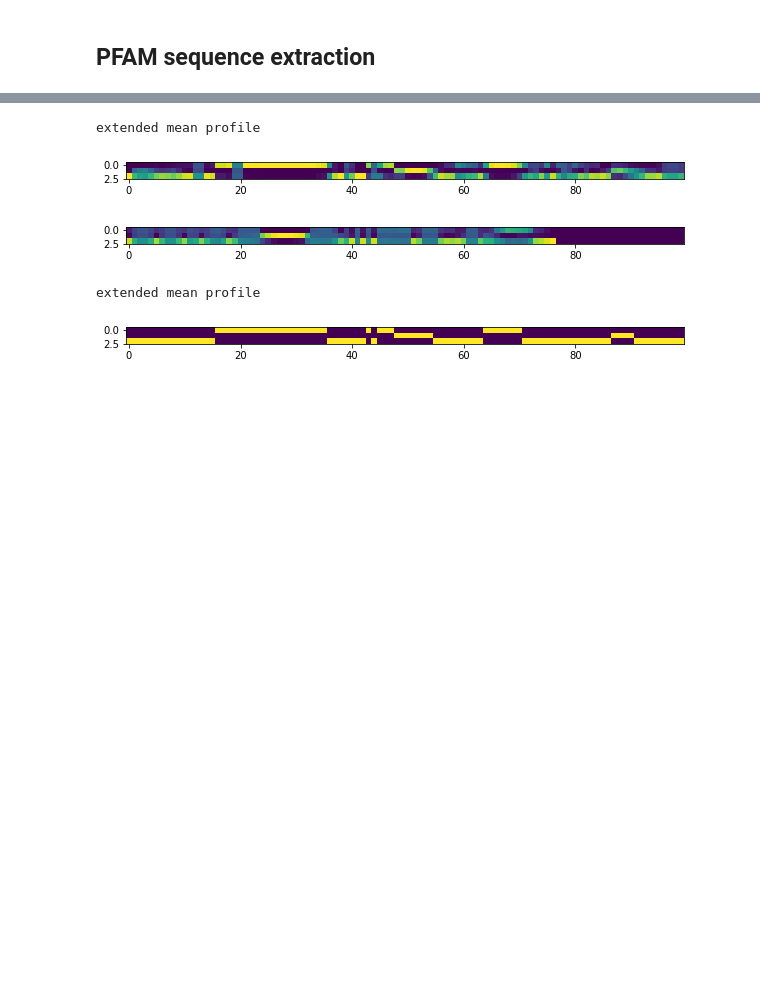
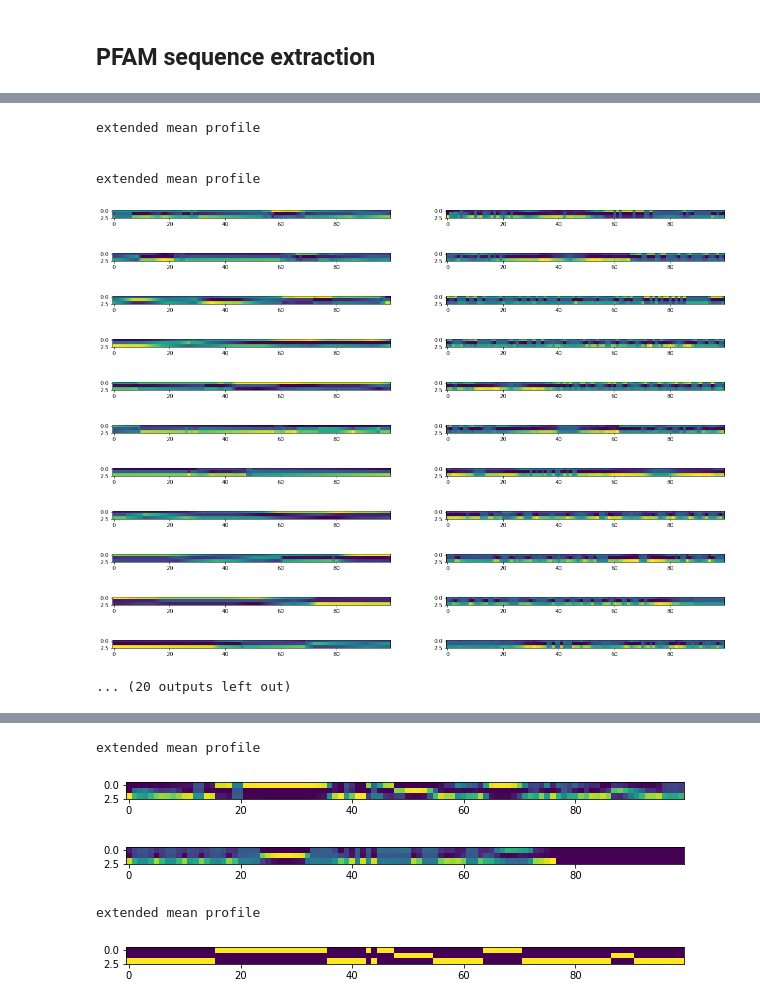
Before and after one commit to CyrilMa/ssqa, a Jupyter notebook: notebooks/dataviz.ipynb, the cells around one changed output, grey strips where cells are left out. Drawn from its saved outputs; the diff is of its cells as text; code cells hidden in the pictures; blank space fills up the shorter version.

```diff
--- a/notebooks/dataviz.ipynb
+++ b/notebooks/dataviz.ipynb
@@ -173,3 +166,65 @@ aligned_ss3 = torch.zeros((len(dataset), 3, 100*(N//100+1)))
 for i, (k, s) in enumerate(zip(pfam_aligned_seqs.keys(), ss3)):
     idx = np.where(pfam_aligned_seqs[k] > 0)[0]
     aligned_ss3[i, :,idx] = s
+# %%
+print(), print("extended mean profile"), print()
+x1 = (1+hotpoints2)/(1+hotpoints2).sum(0)
+x1[:,N:] = 0
+# for i in range(N//100 + 1):
+#     plt.figure(figsize = (10, 3))
+#     plt.imshow(hotpoints2[:, 100*i:100*(i+1)])
+#     plt.show()
+# hotpoints2 = (1+hotpoints2)/(1+hotpoints2).sum(0)
+
+# print(), print("extended argmax profile"), print()
+# x = to_onehot(hotpoints2.argmax(0), (None,3)).T
+# x[:,N:] = 0
+# for i in range(N//100 + 1):
+#     plt.figure(figsize = (10, 3))
+#     plt.imshow(x[:,100*i:100*(i+1)])
+#     plt.show()
+
+print(), print("extended mean profile"), print()
+hotpoints3 = aligned_ss3.sum(0)
+x2 = (1+hotpoints3)/(1+hotpoints3).sum(0)
+x2[:,N:] = 0
+for i in range(N//100 + 1):
+    plt.figure(figsize = (20, 5))
+    plt.subplot(N//100 + 1, 2, 2*i+1)
+    plt.imshow(x1[:, 100*i:100*(i+1)])
+    plt.subplot(N//100 + 1, 2, 2*i+2)
+    plt.imshow(x2[:, 100*i:100*(i+1)])
+
+    plt.show()
+
+print(), print("extended argmax profile"), print()
+x2 = to_onehot(hotpoints3.argmax(0), (None,3)).T
+x2[:,N:] = 0
+x1 = to_onehot(hotpoints2.argmax(0), (None,3)).T
+x1[:,N:] = 0
+
+for i in range(N//100 + 1):
+    plt.figure(figsize = (20, 6))
+    plt.subplot(N//100 + 1, 2, 2*i+1)
+    plt.imshow(x1[:, 100*i:100*(i+1)])
+    plt.subplot(N//100 + 1, 2, 2*i+2)
+    plt.imshow(x2[:, 100*i:100*(i+1)])
+
+    plt.show()
+# %% [output]
+extended mean profile
+
+
+extended mean profile
+[figure, added]
+[figure, added]
+[figure, added]
+[figure, added]
+[figure, added]
+[figure, added]
+[figure, added]
+[figure, added]
+[figure, added]
+[figure, added]
+[figure, added]
+... (20 outputs left out)
```
Also changed, not shown: parts of 14 cells of this notebook, 17 other files.
